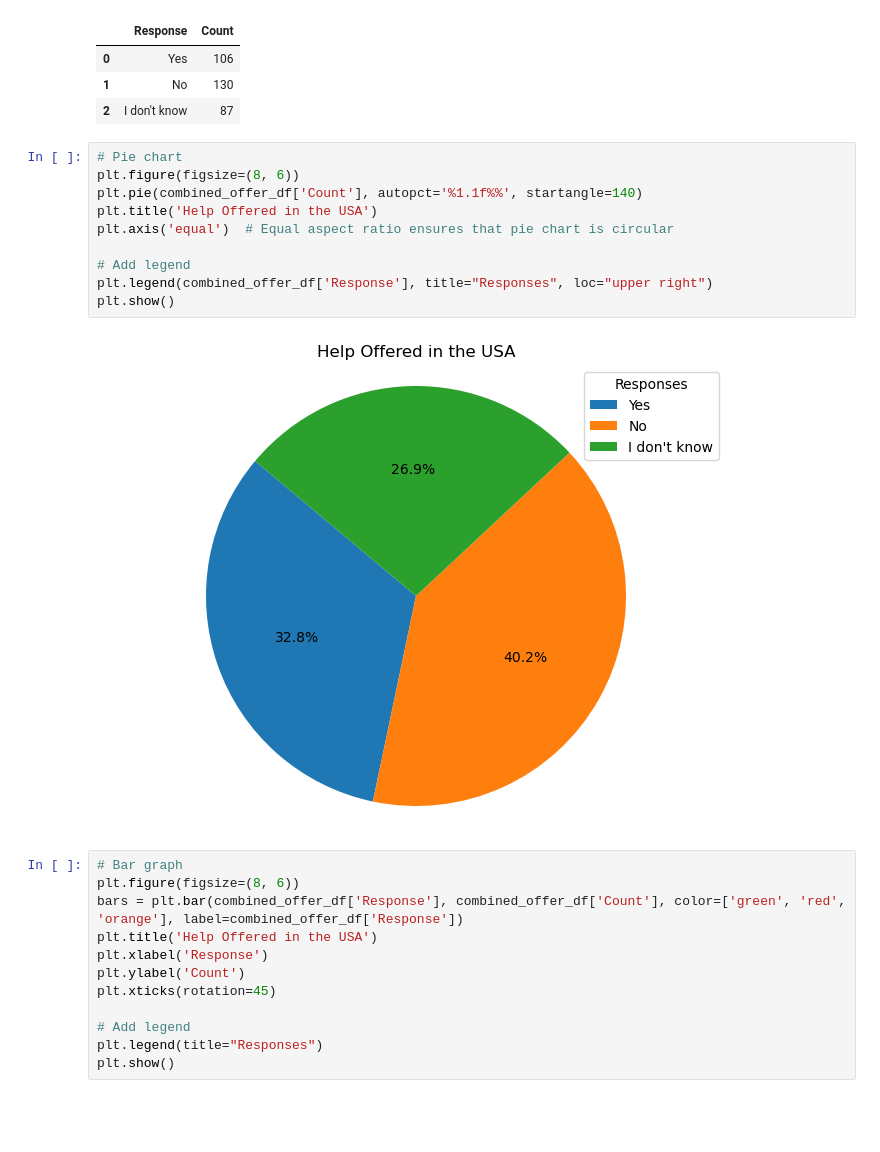
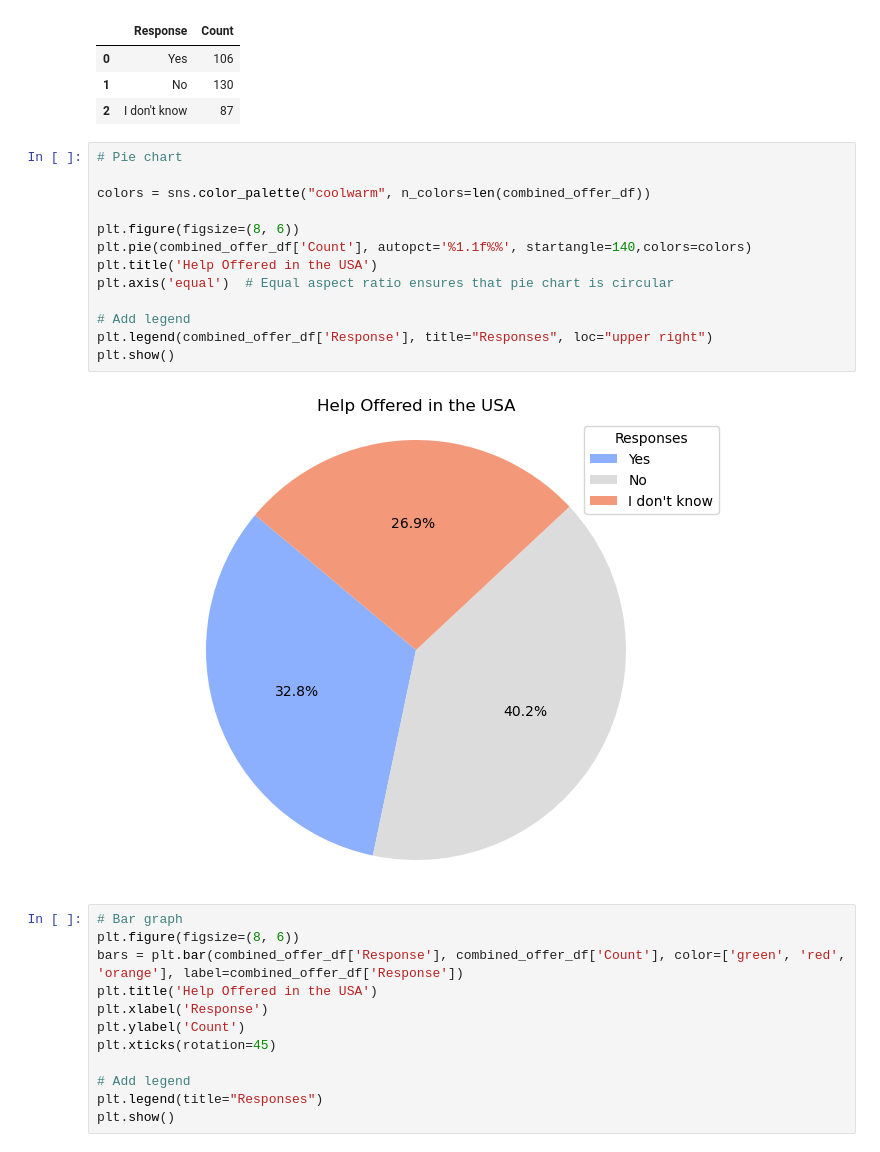
Before and after one commit to Keegawho198/Project-1_Mental-Health, a Jupyter notebook: Keegan.ipynb, the cells around one changed output. Drawn from its saved outputs; the diff is of its cells as text; blank space fills up the shorter version.

```diff
--- a/Keegan.ipynb
+++ b/Keegan.ipynb
@@ -640,16 +666,19 @@ combined_offer_df
 | 2 | I don't know | 87 |
 # %%
 # Pie chart
+
+colors = sns.color_palette("coolwarm", n_colors=len(combined_offer_df))
+
 plt.figure(figsize=(8, 6))
-plt.pie(combined_offer_df['Count'], autopct='%1.1f%%', startangle=140)
+plt.pie(combined_offer_df['Count'], autopct='%1.1f%%', startangle=140,colors=colors)
 plt.title('Help Offered in the USA')
 plt.axis('equal')  # Equal aspect ratio ensures that pie chart is circular
 
 # Add legend
 plt.legend(combined_offer_df['Response'], title="Responses", loc="upper right")
 plt.show()
 # %% [output]
-[figure, old version]
+[figure, new version]
 # %%
 # Bar graph
 plt.figure(figsize=(8, 6))
```
Also changed, not shown: parts of 7 cells of this notebook.
